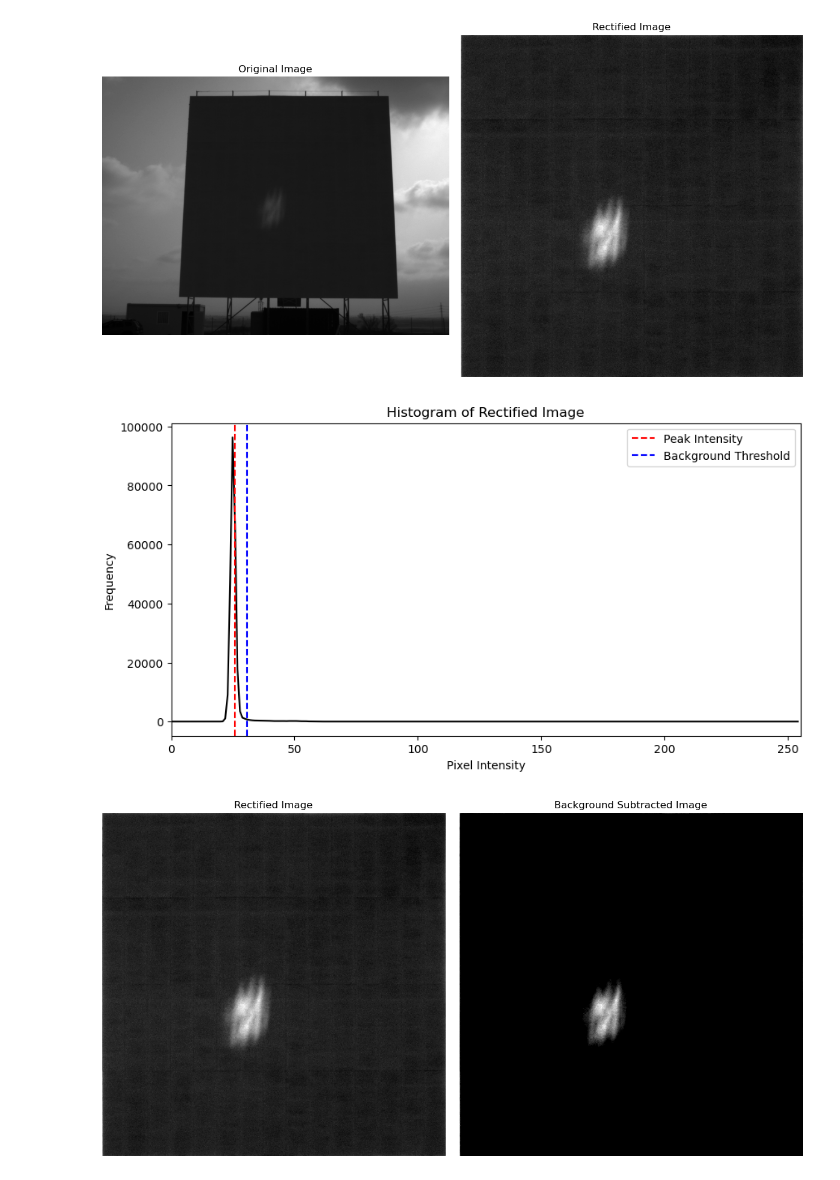
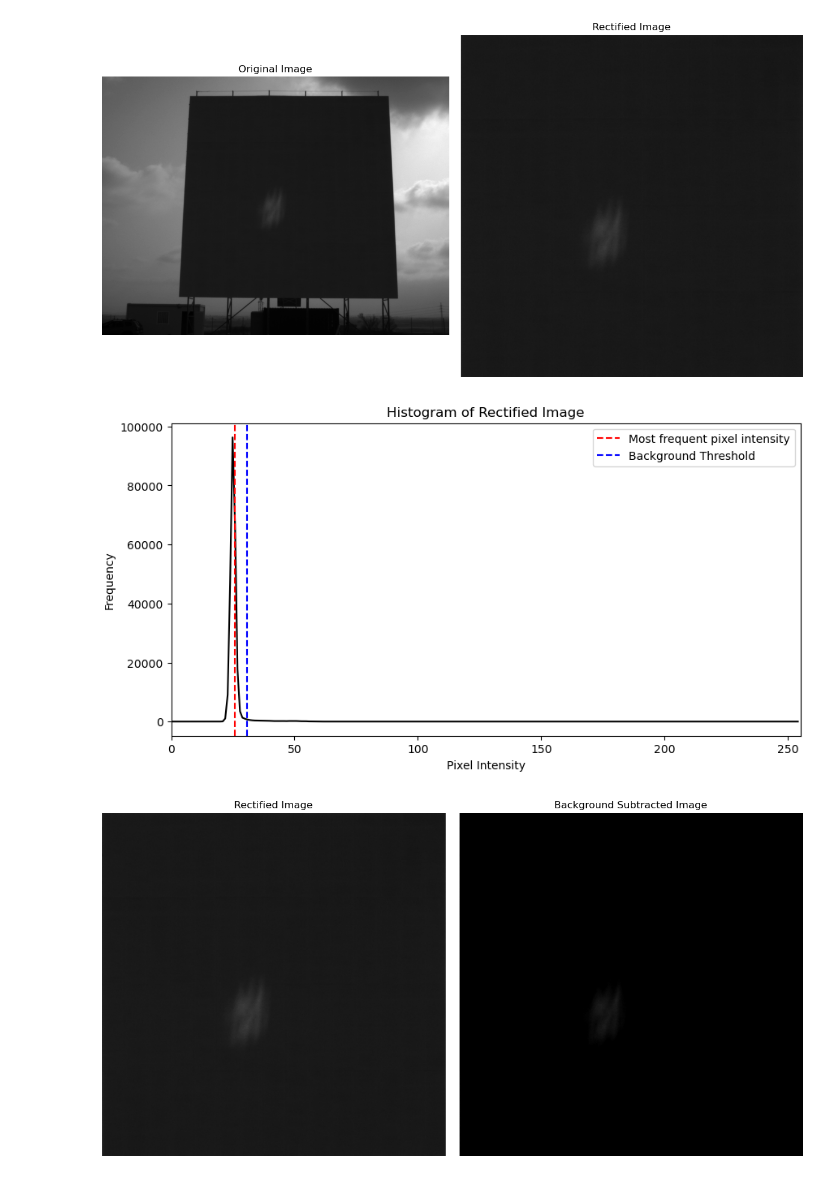
Before and after one commit to NREL/NREL-Beam-Characterization, a Jupyter notebook: visual_comparison_beam_center_artificial_images.ipynb, the cells around one changed output. Drawn from its saved outputs; the diff is of its cells as text; code cells hidden in the pictures.

```diff
--- a/visual_comparison_beam_center_artificial_images.ipynb
+++ b/visual_comparison_beam_center_artificial_images.ipynb
@@ -10,7 +10,11 @@ import cv2
 
 # comparing different processing methods for beam center calculation for the artificial image
 # Not interested for automatically finding the target corners, just picking the corners manually
+CENER_WIDTH = 12
+CENER_HEIGHT = 12
 
+X_AIM_METER = 0
+Y_AIM_METER = 0
 
 # image_folder = r"C:\Users\qzheng\OneDrive - NREL\BCS Comparison\PSA-CIEMAT\data\Test tracking H1605 to BCS people"
 # image_file_name = "H1605 TRK 24-01-2025 Start_11.57.00 End_15.57.37 Frames-48 TFOV.tif"
@@ -22,6 +26,19 @@ corner_file_location = os.path.join("Artificial_image_processing", corner_file_n
 
 image_file_path = os.path.join(artificial_image_folder, sub_folder, image_name)
 images = imread(image_file_path)
+
+resized_image_width = 500
+resized_image_height = 500
+
+if "cener" in sub_folder:
+    target_width = CENER_WIDTH
+    target_height = CENER_HEIGHT
+else:
+    # TODO: Change this to the matching ones
+    resized_image_width = 1000
+    resized_image_height = 1000
+
+
 
 def crop_and_rectify(corner_file:str, img_name:str, width:int=1000, height:int=1000):
     corner_df = pd.read_csv(corner_file, index_col=0)
@@ -51,26 +68,53 @@ def crop_and_rectify(corner_file:str, img_name:str, width:int=1000, height:int=1
     rectified_img = cv2.warpPerspective(img, M, (width, height))
     return rectified_img
 
+def get_inverse_perspective_transform(corner_file, img_name, width, height):
+    corner_df = pd.read_csv(corner_file, index_col=0)
+    img_base_name = os.path.basename(img_name)
+    corner_data = corner_df.loc[img_base_name]
+    upper_left_x = int(corner_data['ULX'])
+    upper_left_y = int(corner_data['ULY'])
+    upper_right_x = int(corner_data['URX'])
+    upper_right_y = int(corner_data['URY'])
+    lower_left_x = int(corner_data['LLX'])
+    lower_left_y = int(corner_data['LLY'])
+    lower_right_x = int(corner_data['LRX'])
+    lower_right_y = int(corner_data['LRY'])
+
+    # perspective transform the locations within the corners to a rectangle described by width and height
+    src_points = np.array([[upper_left_x, upper_left_y],
+                           [upper_right_x, upper_right_y],
+                           [lower_left_x, lower_left_y],
+                           [lower_right_x, lower_right_y]], dtype=np.float32)
+
+    dst_points = np.array([[0, 0],
+                           [width, 0],
+                           [0, height],
+                           [height, width]], dtype=np.float32)
+
+    M = cv2.getPerspectiveTransform(src_points, dst_points)
+    return np.linalg.inv(M)
+
 
 
 rectified_img = crop_and_rectify(corner_file=corner_file_location,
                   img_name=image_file_path,
-                  width=500, height=500)
+                  width=resized_image_width, height=resized_image_height)
 
 # Do 1x2 subplot to show the original and rectified image
 plt.figure(figsize=(12, 6))
 plt.subplot(1, 2, 1)
-plt.imshow(images, cmap='gray')
+plt.imshow(images, cmap='gray', vmin=0, vmax=255)
 plt.title("Original Image")
 plt.axis('off')
 plt.subplot(1, 2, 2)
-plt.imshow(rectified_img, cmap='gray')
+plt.imshow(rectified_img, cmap='gray', vmin=0, vmax=255)
 plt.title("Rectified Image")
 plt.axis('off')
 plt.tight_layout()
 plt.show()
 # %% [output]
-[figure, old version]
+[figure, new version]
 # %%
 # remove the darker background determined by histogram
 
@@ -86,38 +130,38 @@ plt.title("Histogram of Rectified Image")
 plt.xlabel("Pixel Intensity")
 plt.ylabel("Frequency")
 plt.xlim([0, 255])
 
 # mark the peak and background threshold
-plt.axvline(x=peak_bin_right, color='red', linestyle='--', label='Peak Intensity')
+plt.axvline(x=peak_bin_right, color='red', linestyle='--', label='Most frequent pixel intensity')
 plt.axvline(x=background_threshold, color='blue', linestyle='--', label='Background Threshold')
 plt.legend()
 plt.show()
 
 
 
 # subtract the background
 rectified_image_float = rectified_img.astype(np.float32)
 rectified_image_float -= background_threshold
 # clip the values to be in the range [0, 255]
 rectified_image_float = np.clip(rectified_image_float, 0, 255)
 # convert back to uint8
 rectified_image_uint8 = rectified_image_float.astype(np.uint8)
 
 # Do 1x2 subplot to show the original and background subtracted image
 plt.figure(figsize=(12, 6))
 plt.subplot(1, 2, 1)
-plt.imshow(rectified_img, cmap='gray')
+plt.imshow(rectified_img, cmap='gray', vmin=0, vmax=255)
 plt.title("Rectified Image")
 plt.axis('off')
 plt.subplot(1, 2, 2)
-plt.imshow(rectified_image_uint8, cmap='gray')
+plt.imshow(rectified_image_uint8, cmap='gray', vmin=0, vmax=255)
 plt.title("Background Subtracted Image")
 plt.axis('off')
 plt.tight_layout()
 plt.show()
 # %% [output]
-[figure, old version]
+[figure, new version]
-[figure, old version]
+[figure, new version]
 # %%
 def find_theshold_with_energy(img_input, energy_level):
     sorted_data = np.sort(img_input.flatten())[::-1]
```
Also changed, not shown: parts of 4 cells of this notebook, 1 other file.
